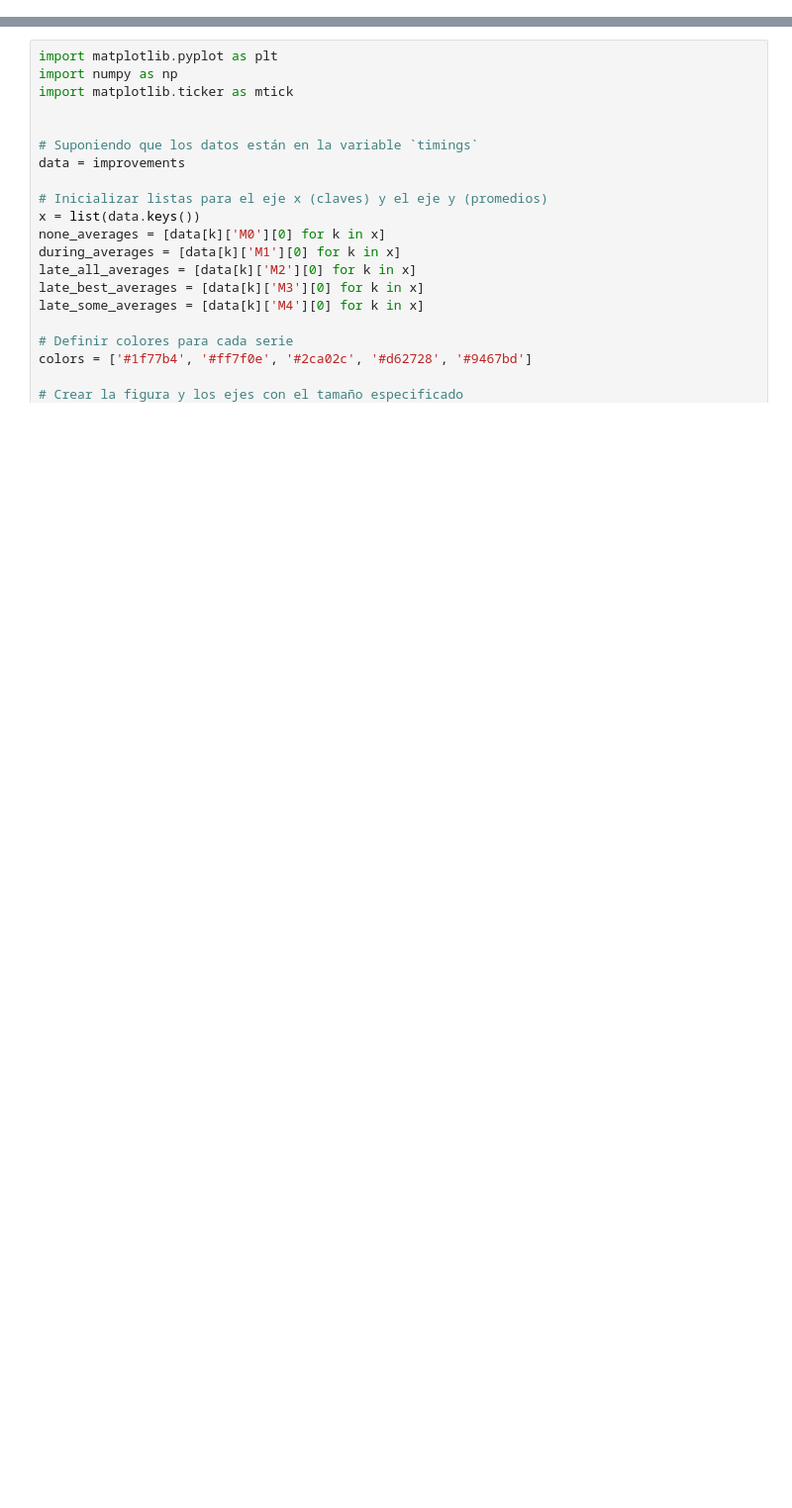
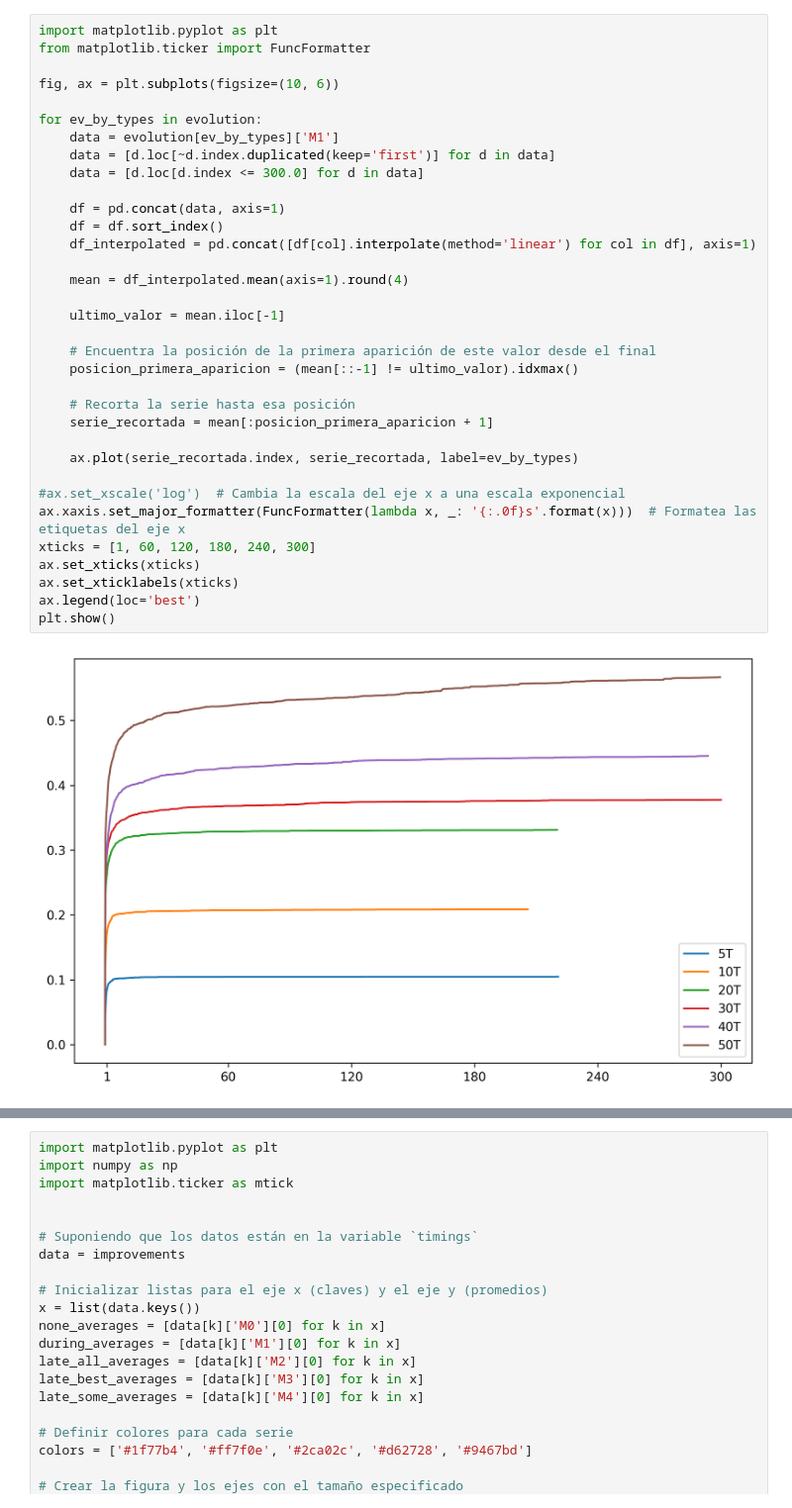
Before and after one commit to josegustavo/clp, a Jupyter notebook: results.ipynb, the cells around one changed output, grey strips where cells are left out. Shown at 99% size. Cells and saved outputs as stored; diff of their text form; blank space fills up the shorter version.

```diff
--- a/results.ipynb
+++ b/results.ipynb
@@ -52 +71,37 @@ winners
+# %%
+import matplotlib.pyplot as plt
+from matplotlib.ticker import FuncFormatter
+
+fig, ax = plt.subplots(figsize=(10, 6))
+
+for ev_by_types in evolution:
+    data = evolution[ev_by_types]['M1']
+    data = [d.loc[~d.index.duplicated(keep='first')] for d in data]
+    data = [d.loc[d.index <= 300.0] for d in data]
+
+    df = pd.concat(data, axis=1)
+    df = df.sort_index()
+    df_interpolated = pd.concat([df[col].interpolate(method='linear') for col in df], axis=1)
+
+    mean = df_interpolated.mean(axis=1).round(4)
+
+    ultimo_valor = mean.iloc[-1]
+
+    # Encuentra la posición de la primera aparición de este valor desde el final
+    posicion_primera_aparicion = (mean[::-1] != ultimo_valor).idxmax()
+
+    # Recorta la serie hasta esa posición
+    serie_recortada = mean[:posicion_primera_aparicion + 1]
+
+    ax.plot(serie_recortada.index, serie_recortada, label=ev_by_types)
+
+#ax.set_xscale('log')  # Cambia la escala del eje x a una escala exponencial
+ax.xaxis.set_major_formatter(FuncFormatter(lambda x, _: '{:.0f}s'.format(x)))  # Formatea las etiquetas del eje x
+xticks = [1, 60, 120, 180, 240, 300]
+ax.set_xticks(xticks)
+ax.set_xticklabels(xticks)
+ax.legend(loc='best')
+plt.show()
+# %% [output]
+[figure, added]
 # %%
```
Also changed, not shown: parts of 7 cells of this notebook, 18 other files.
